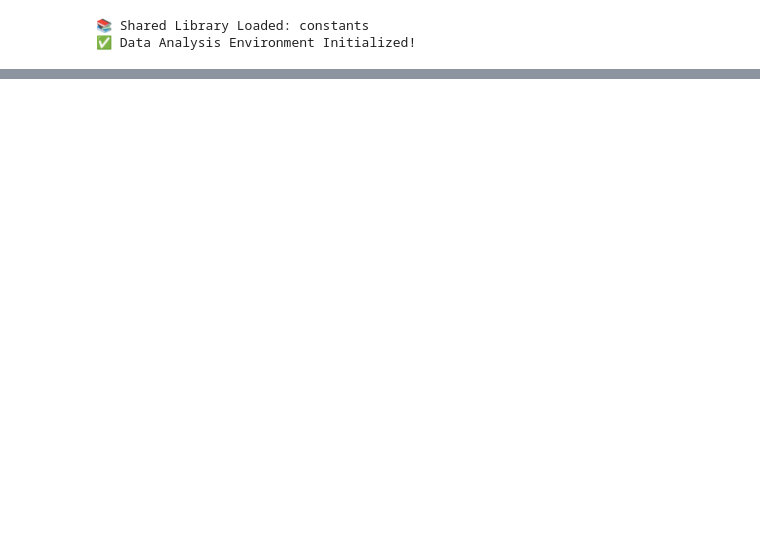
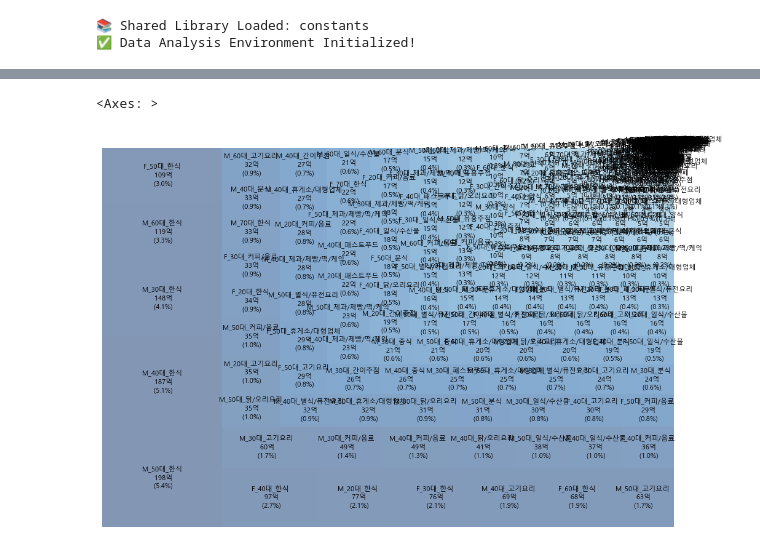
Before and after one commit to Jinwo0o-develop/Data_Analysis_Archive, a Jupyter notebook: 02_src/05_Cohort_Analysis/Cohort_Analysis.ipynb, the cells around one changed output, grey strips where cells are left out. Cells and saved outputs as stored; diff of their text form; code cells hidden in the pictures; blank space fills up the shorter version.

```diff
--- a/02_src/05_Cohort_Analysis/Cohort_Analysis.ipynb
+++ b/02_src/05_Cohort_Analysis/Cohort_Analysis.ipynb
@@ -134,0 +116,4 @@ sns.barplot(data=data, x='amt', y='card_tpbuz_nm_2', hue='sex', order=my_order,
+# %%
+food_df['First_Order_Date'] = food_df.groupby('Persona_ID')['ta_ymd'].transform('min')
+
+food_df
@@ -134,0 +139,11 @@ sns.barplot(data=data, x='amt', y='card_tpbuz_nm_2', hue='sex', order=my_order,
+# %%
+# 피벗 to 표 연습 ( 사람 혹은 고객이 있었더라면 할 수 있었겠지만 아쉬워서 연습으로만 남기고자 함)
+#Cohort분석은 월 단위
+food_df['First_Order_Date'] = pd.to_datetime(food_df['First_Order_Date'], format="%Y%m%d")
+
+food_df['Order_Month'] = food_df['ta_ymd'].dt.to_period('M')
+food_df['First_Order_Month'] = food_df['First_Order_Date'].dt.to_period('M') #dt.month -> 2025-01도 1 / 2026-01도 1
+
+temp = food_df.pivot_table(index='First_Order_Month', columns='Order_Month', values='Persona_ID', aggfunc='nunique')
+
+display(temp)
@@ -134,0 +197,34 @@ sns.barplot(data=data, x='amt', y='card_tpbuz_nm_2', hue='sex', order=my_order,
+# %%
+## 집단 기반 트리맵 제작
+import squarify #트리맵 제작 라이브러리
+
+#그룹화
+tree_df = food_df.groupby('Persona_ID')['amt'].sum().sort_values(ascending=False)
+Total_sum = tree_df.sum()
+
+#도화지 제작
+fig, ax = plt.subplots(figsize=(12,8))
+
+#라벨
+labels = []
+
+#단위 : 억
+for index, value in tree_df.items():
+    pct = (value/Total_sum) * 100
+    text = f"{index}\n {value/100000000:.0f}억\n ({pct:.1f}%)"
+    labels.append(text)
+
+#색
+color = sns.color_palette('Blues_r', len(tree_df.index))
+
+#그래프 제거
+ax.set_xticks([])
+ax.set_yticks([])
+ax.spines['top'].set_visible(False)
+ax.spines['left'].set_visible(False)
+ax.spines['right'].set_visible(False)
+ax.spines['bottom'].set_visible(False)
+squarify.plot(sizes=tree_df, label=labels, color=color, alpha=0.5, ax=ax, text_kwargs={'fontsize':8})
+# %% [output]
+<Axes: >
+[figure, added]
```
Also changed, not shown: parts of 12 cells of this notebook, 2 other files.
